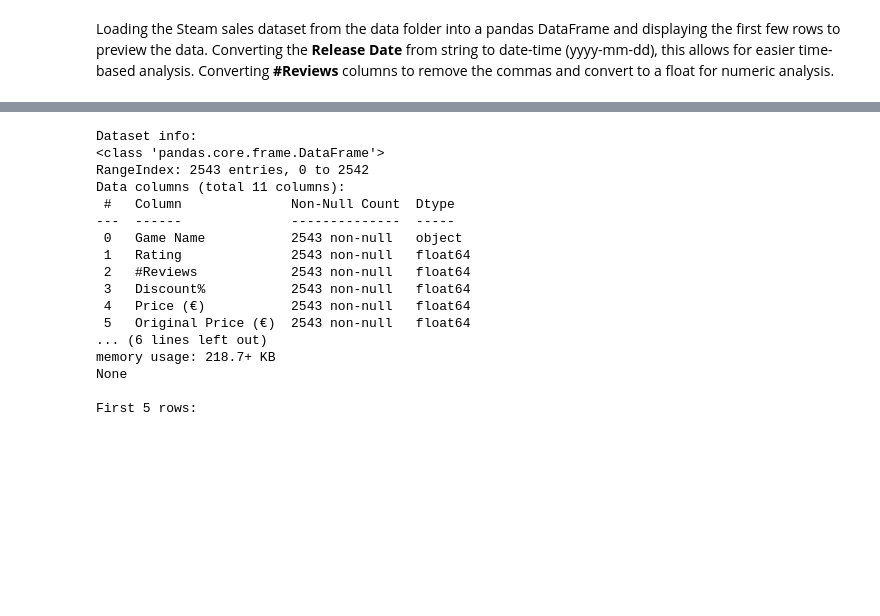
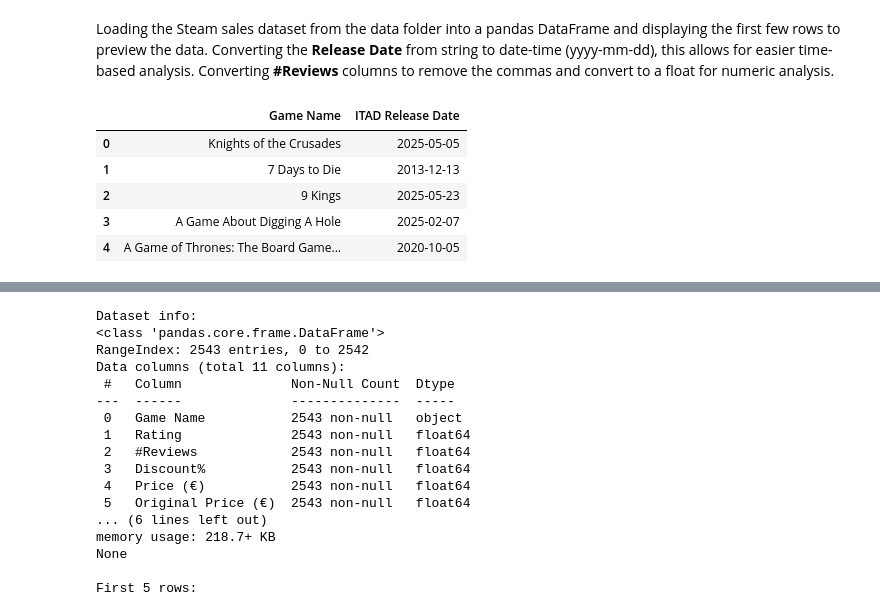
Before and after one commit to jbenigeri/Video-Game-Price-Analysis, a Jupyter notebook: src/explore_steam_data.ipynb, the cells around one changed output, grey strips where cells are left out. Saved outputs shown, nothing was run; the diff lists cells and outputs as text; code cells hidden in the pictures; blank space fills up the shorter version.

```diff
--- a/src/explore_steam_data.ipynb
+++ b/src/explore_steam_data.ipynb
@@ -11,0 +24,11 @@ Converting **#Reviews** columns to remove the commas and convert to a float for
+# %%
+# Select only the columns needed from itad_df
+itad_subset = itad_df[['Game Name', 'ITAD Release Date']]
+itad_subset.head()
+# %% [output]
+|  | Game Name | ITAD Release Date |
+| 0 | Knights of the Crusades | 2025-05-05 |
+| 1 | 7 Days to Die | 2013-12-13 |
+| 2 | 9 Kings | 2025-05-23 |
+| 3 | A Game About Digging A Hole | 2025-02-07 |
+| 4 | A Game of Thrones: The Board Game... | 2020-10-05 |
```
Also changed, not shown: parts of 5 cells of this notebook.
